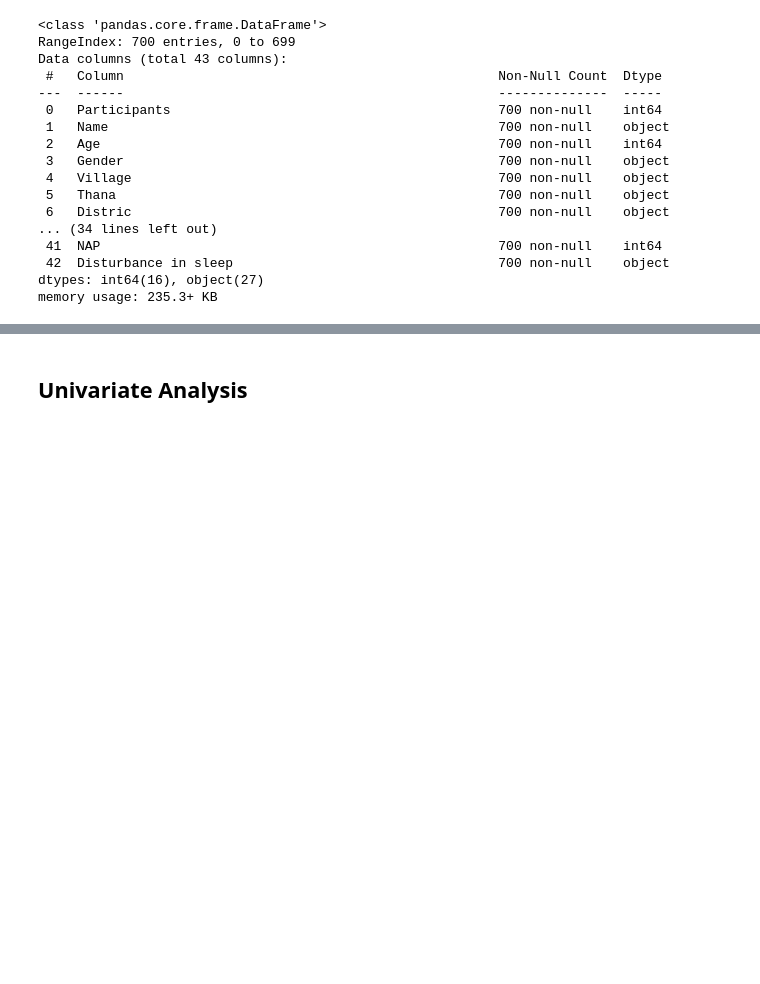
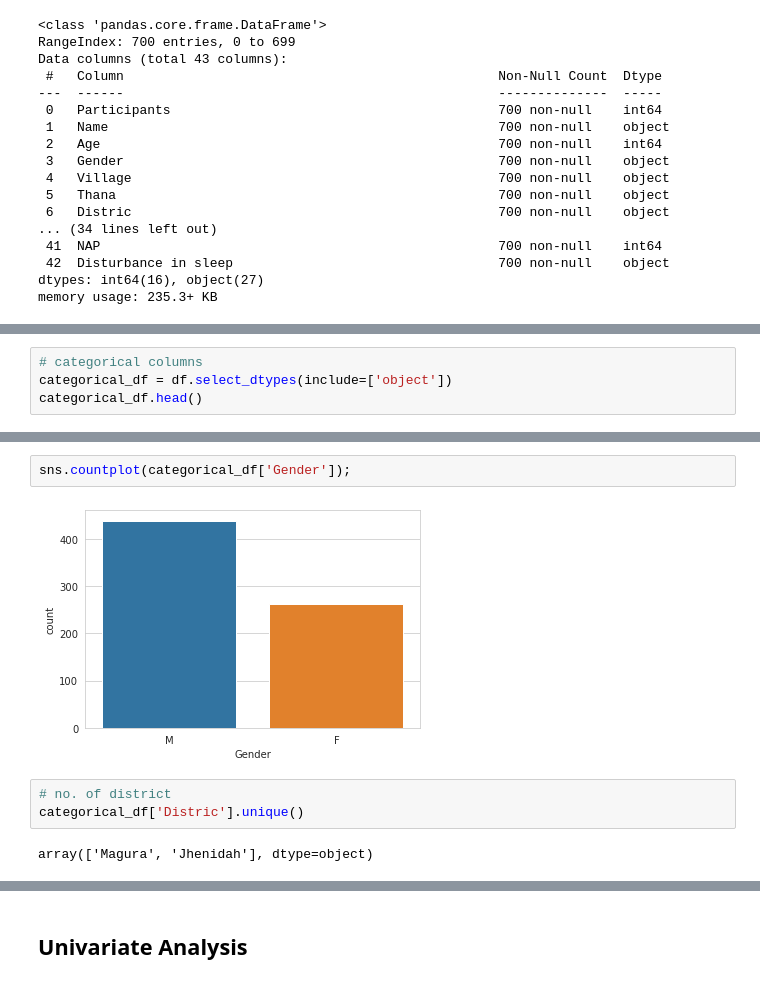
Before and after one commit to hossainlab/Diabetes_Study, a Jupyter notebook: Diabetes Survey Analysis.ipynb, the cells around one changed output, grey strips where cells are left out. Cells and saved outputs as stored; diff of their text form; blank space fills up the shorter version.

```diff
--- a/Diabetes Survey Analysis.ipynb
+++ b/Diabetes Survey Analysis.ipynb
@@ -101,3 +103,7 @@ df.describe()
 | 50% | 350.50000 | 40.000000 | 3.000000 | 7.000000 | 1.000000 | ... |
 | 75% | 525.25000 | 50.000000 | 3.000000 | 7.000000 | 2.000000 | ... |
 | max | 700.00000 | 80.000000 | 7.000000 | 7.000000 | 5.000000 | ... |
+# %%
+# categorical columns
+categorical_df = df.select_dtypes(include=['object'])
+categorical_df.head()
@@ -103,0 +148,9 @@ df.describe()
+# %%
+sns.countplot(categorical_df['Gender']);
+# %% [output]
+[figure, added]
+# %%
+# no. of district
+categorical_df['Distric'].unique()
+# %% [output]
+array(['Magura', 'Jhenidah'], dtype=object)
```
Also changed, not shown: parts of 55 cells of this notebook, 6 other files.
